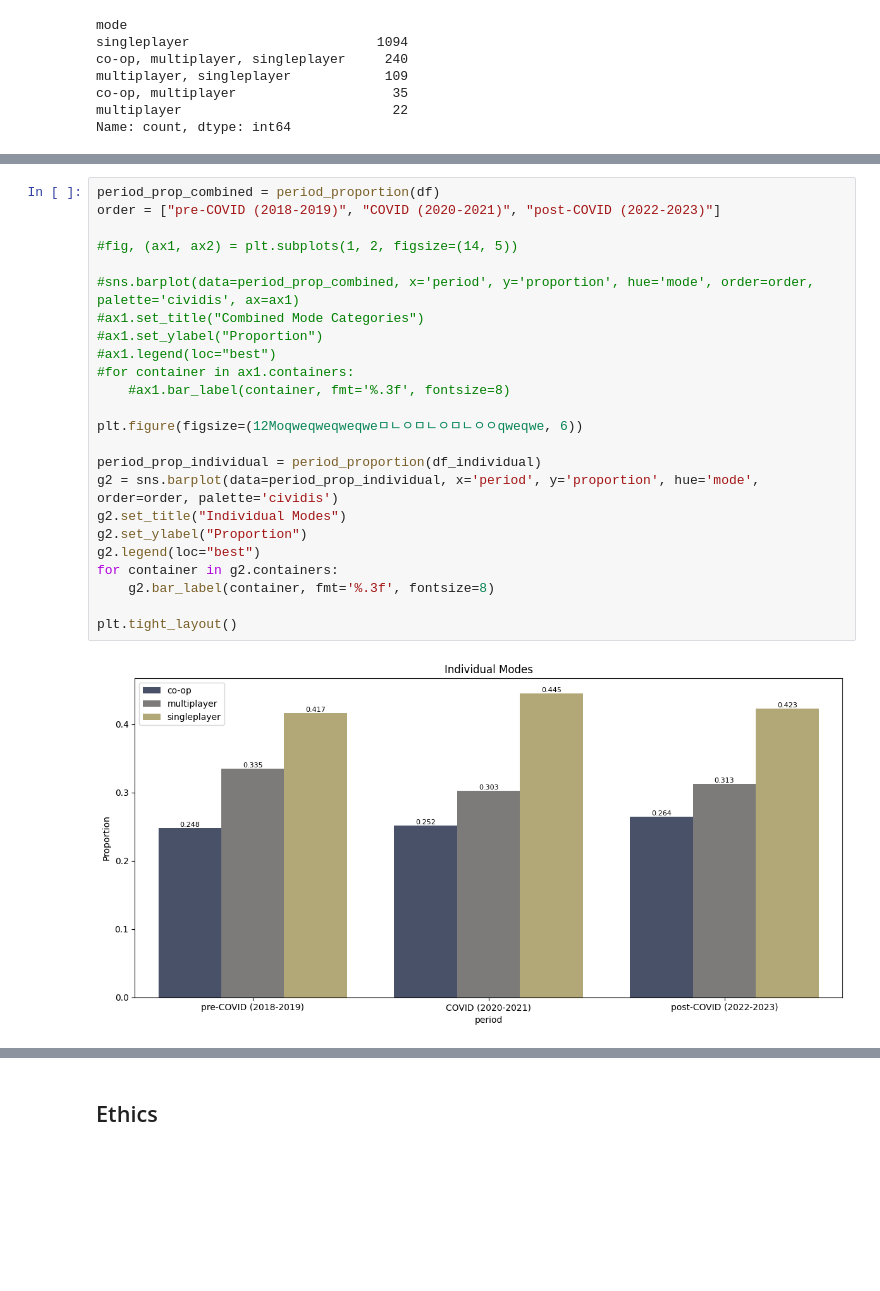
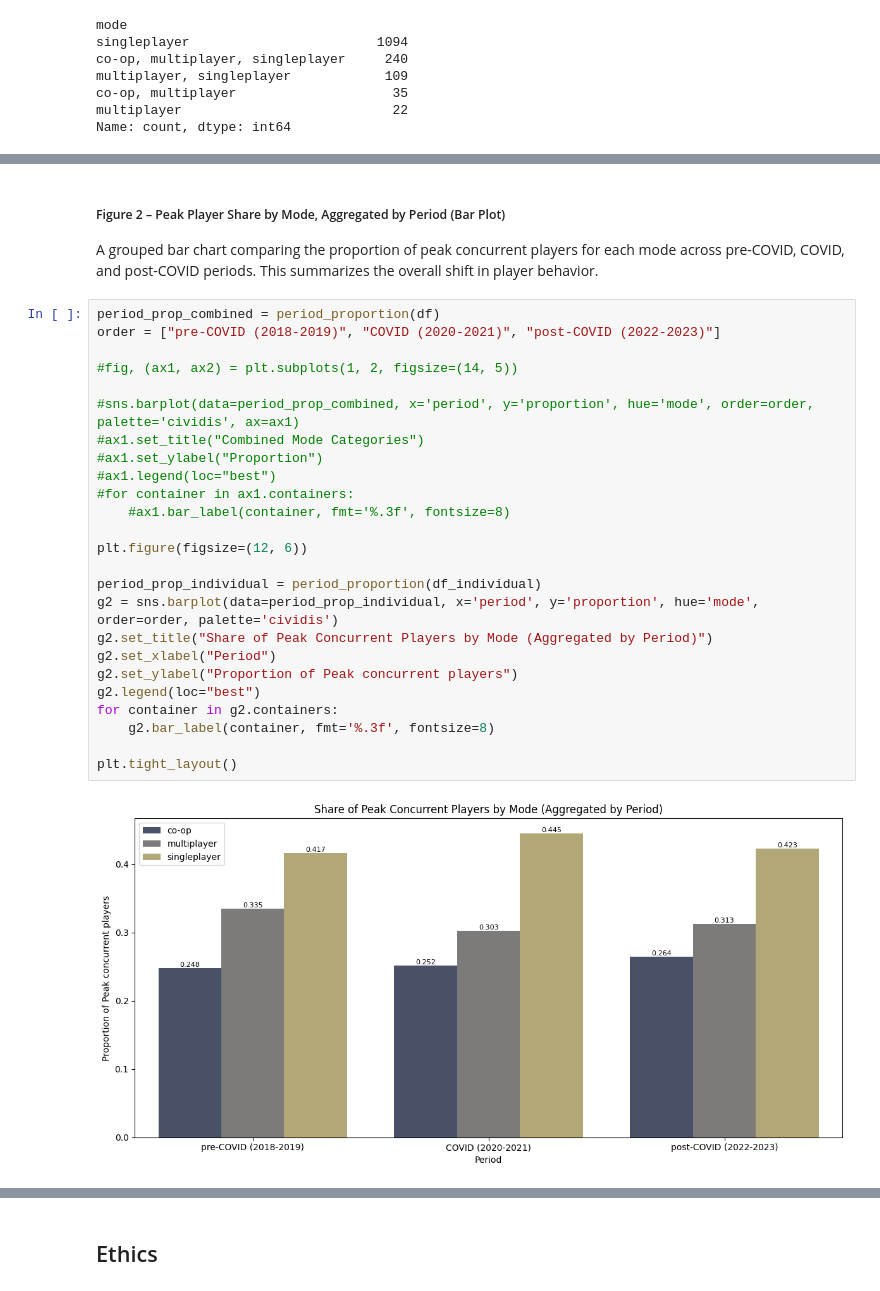
Before and after one commit to COGS108/Group038_WI26, a Jupyter notebook: 02-EDACheckpoint.ipynb, the cells around one changed output, grey strips where cells are left out. Drawn from its saved outputs; the diff is of its cells as text; blank space fills up the shorter version.

Commit message:
documentation done; might be little more detailed but graph is quite consistent and no meaningful information?

```diff
--- a/02-EDACheckpoint.ipynb
+++ b/02-EDACheckpoint.ipynb
@@ -209,26 +234,31 @@ plt.show()
+# %% [markdown]
+##### Figure 2 – Peak Player Share by Mode, Aggregated by Period (Bar Plot)
+
+A grouped bar chart comparing the proportion of peak concurrent players for each mode across pre-COVID, COVID, and post-COVID periods. This summarizes the overall shift in player behavior.
 # %%
 period_prop_combined = period_proportion(df)
 order = ["pre-COVID (2018-2019)", "COVID (2020-2021)", "post-COVID (2022-2023)"]
 
 #fig, (ax1, ax2) = plt.subplots(1, 2, figsize=(14, 5))
 
 #sns.barplot(data=period_prop_combined, x='period', y='proportion', hue='mode', order=order, palette='cividis', ax=ax1)
 #ax1.set_title("Combined Mode Categories")
 #ax1.set_ylabel("Proportion")
 #ax1.legend(loc="best")
 #for container in ax1.containers:
     #ax1.bar_label(container, fmt='%.3f', fontsize=8)
 
-plt.figure(figsize=(12Moqweqweqweqweㅁㄴㅇㅁㄴㅇㅁㄴㅇㅇqweqwe, 6))
+plt.figure(figsize=(12, 6))
 
 period_prop_individual = period_proportion(df_individual)
 g2 = sns.barplot(data=period_prop_individual, x='period', y='proportion', hue='mode', order=order, palette='cividis')
-g2.set_title("Individual Modes")
-g2.set_ylabel("Proportion")
+g2.set_title("Share of Peak Concurrent Players by Mode (Aggregated by Period)")
+g2.set_xlabel("Period")
+g2.set_ylabel("Proportion of Peak concurrent players")
 g2.legend(loc="best")
 for container in g2.containers:
     g2.bar_label(container, fmt='%.3f', fontsize=8)
 
 plt.tight_layout()
 # %% [output]
-[figure, old version]
+[figure, new version]
```
Also changed, not shown: parts of 12 cells of this notebook.
